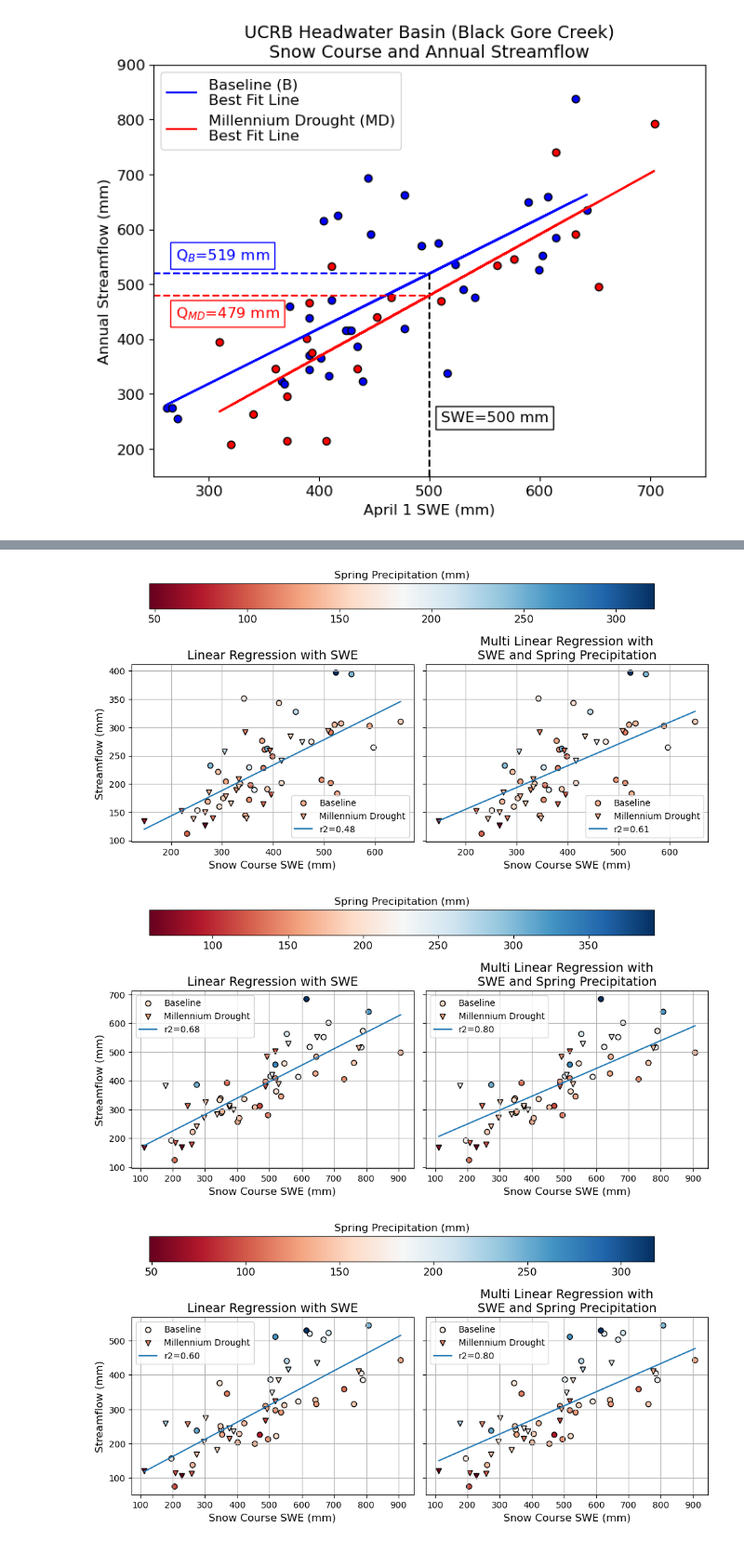
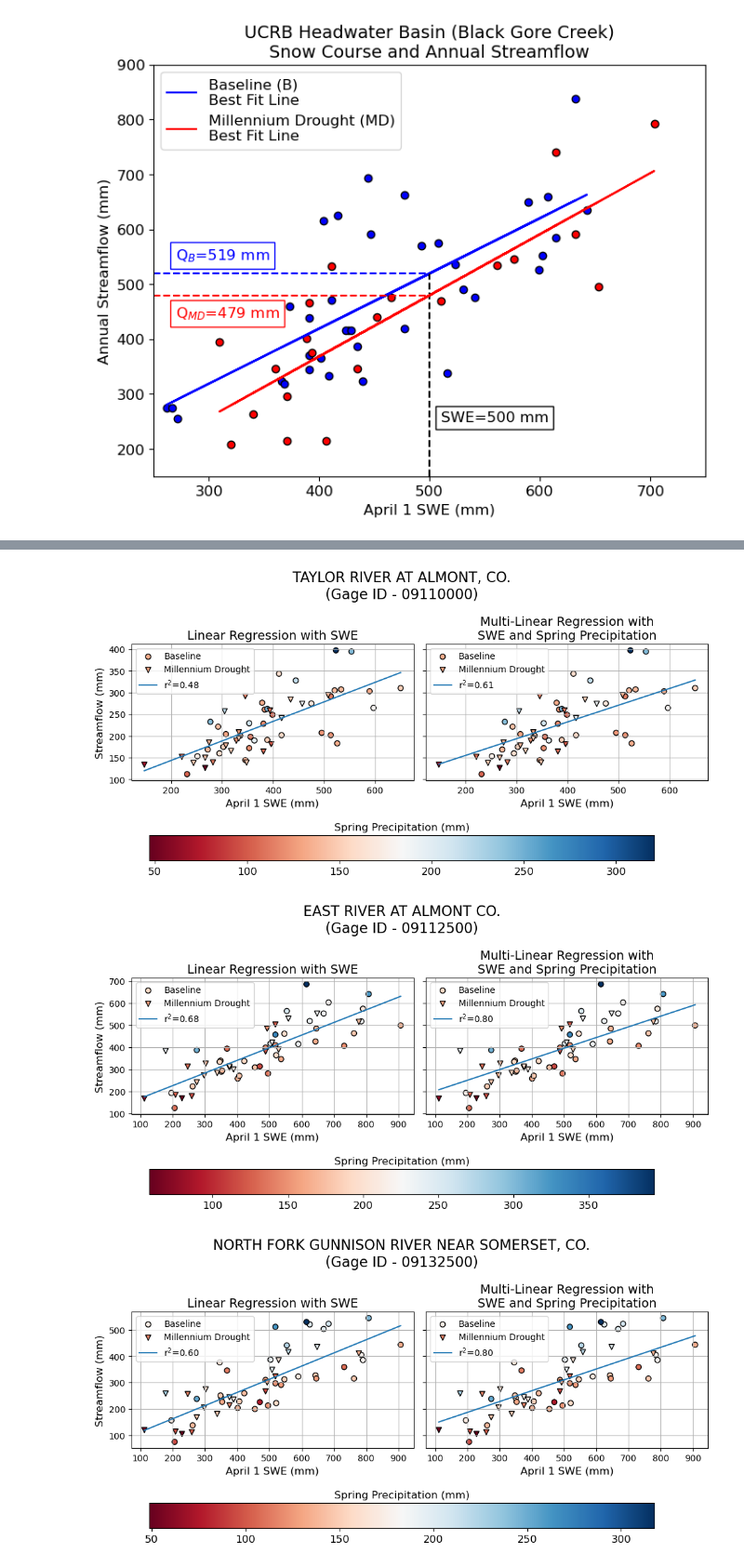
Before and after one commit to dlhogan97/Spring-Precipitation-Effect-CO-River, a Jupyter notebook: notebooks/Upper_CO_Analysis/notebooks/snowcourse_investigation.ipynb, the cells around one changed output, grey strips where cells are left out. Shown at 93% size. Drawn from its saved outputs; the diff is of its cells as text; code cells hidden in the pictures.

```diff
--- a/notebooks/Upper_CO_Analysis/notebooks/snowcourse_investigation.ipynb
+++ b/notebooks/Upper_CO_Analysis/notebooks/snowcourse_investigation.ipynb
@@ -408,9 +398,9 @@ for i,site in enumerate(hcdn_springp_change_q.site_no.values):
     m,b,r,p,std = stats.linregress(temp.swe,temp.q)
     x = np.linspace(temp.swe.min(),temp.swe.max(),100)
     y = m*x + b
-    axs[0].plot(x,y, label=f'r2={r**2:.2f}')
+    axs[0].plot(x,y, label=f'r$^2$={r**2:.2f}')
     axs[0].legend()
-    axs[0].set_xlabel('Snow Course SWE (mm)', size=12)
+    axs[0].set_xlabel('April 1 SWE (mm)', size=12)
     axs[0].set_ylabel('Streamflow (mm)',size=12)
     axs[0].set_title('Linear Regression with SWE',size=14)
 
@@ -420,7 +410,7 @@ for i,site in enumerate(hcdn_springp_change_q.site_no.values):
     im=axs[1].scatter(temp.swe.loc[2000:],temp.q.loc[2000:],c=temp.springp.loc[2000:], cmap='RdBu', ec='k', marker='v', vmin=temp.springp.min(), vmax=temp.springp.max(), label='Millennium Drought')
     # add a colorbar to span the whole figure on the top
     fig.subplots_adjust(right=0.8)
-    cbar_ax = fig.add_axes([0.1, 1.07, 0.8, 0.1])
+    cbar_ax = fig.add_axes([0.1, -0.17, 0.8, 0.1])
     cbar = fig.colorbar(im,
                  cax=cbar_ax,
                  orientation='horizontal',
@@ -429,7 +419,7 @@ for i,site in enumerate(hcdn_springp_change_q.site_no.values):
     cbar.ax.set_title('Spring Precipitation (mm)', size=12)
     cbar.ax.tick_params(labelsize=12)
 
-    axs[1].set_xlabel('Snow Course SWE (mm)', size=12)
+    axs[1].set_xlabel('April 1 SWE (mm)', size=12)
     # axs[1].set_ylabel('Streamflow (mm)')
 
     model = sm.ols(formula='q ~ swe + springp', data=temp)
@@ -443,9 +433,10 @@ for i,site in enumerate(hcdn_springp_change_q.site_no.values):
     y = m1*x + m2*temp.springp.mean() + b
 
     # add a best fit line with the r2 value using these model results
-    axs[1].plot(x,y, label=f'r2={r2:.2f}')
+    axs[1].plot(x,y, label=f'r$^2$={r2:.2f}')
     axs[1].legend()
-    axs[1].set_title('Multi Linear Regression with\nSWE and Spring Precipitation',size=14)
+    axs[1].set_title('Multi-Linear Regression with\nSWE and Spring Precipitation',size=14)
     for ax in axs:
         ax.grid(True, zorder=0)
+    fig.suptitle(f"{hcdn_basins.loc[site]['name']}\n(Gage ID - {site})", size=16)
 # %% [output]
@@ -453,3 +444,3 @@ for i,site in enumerate(hcdn_springp_change_q.site_no.values):
-[figure, old version]
+[figure, new version]
-[figure, old version]
+[figure, new version]
-[figure, old version]
+[figure, new version]
```
Also changed, not shown: parts of 3 cells of this notebook, 2 other files.
